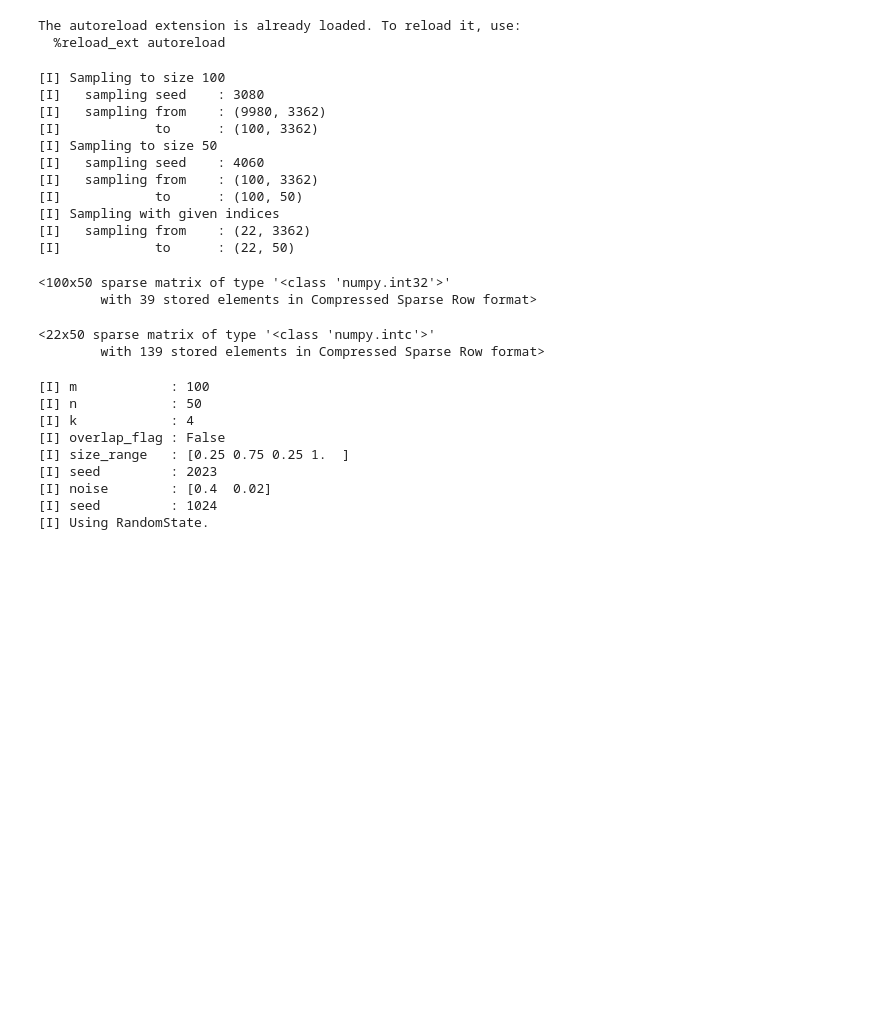
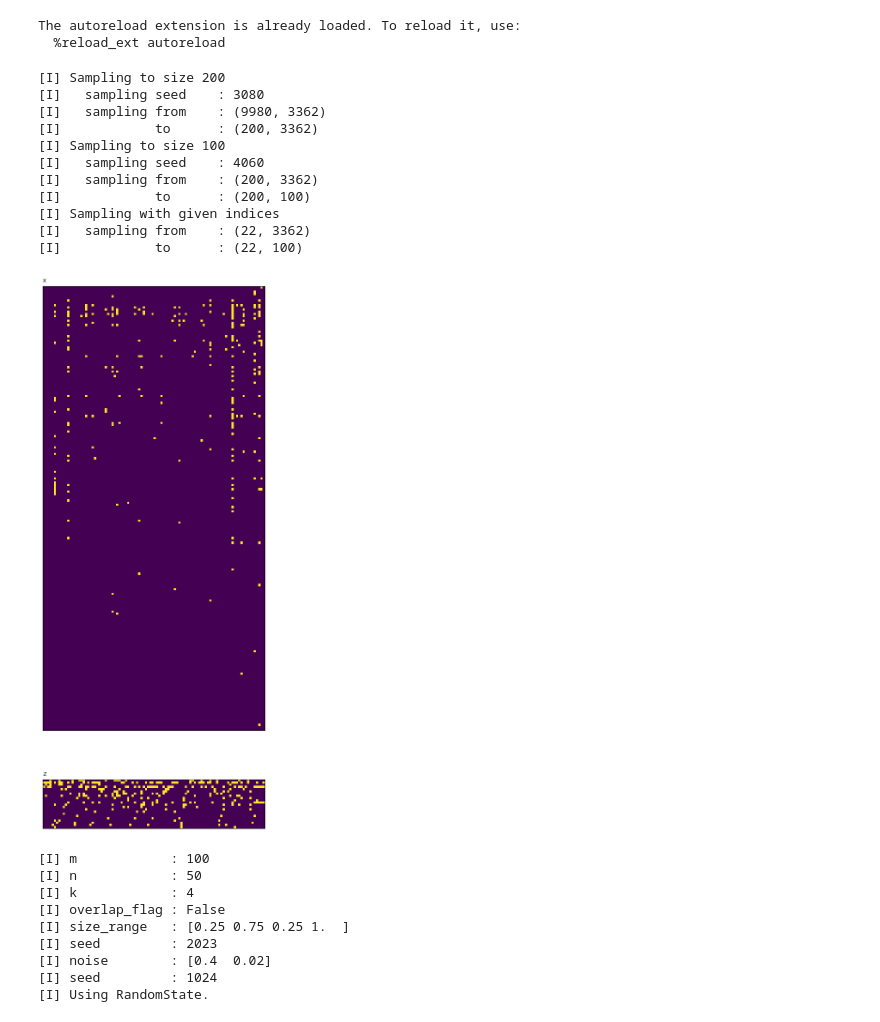
Before and after one commit to PreferredAI/PyBMF, a Jupyter notebook: examples/ex07_1_AssoQuant_diagnosis.ipynb, the cells around one changed output. Saved outputs shown, nothing was run; the diff lists cells and outputs as text; code cells hidden in the pictures; blank space fills up the shorter version.

```diff
--- a/examples/ex07_1_AssoQuant_diagnosis.ipynb
+++ b/examples/ex07_1_AssoQuant_diagnosis.ipynb
@@ -19,29 +19,25 @@ n_cols = 50
 # %%
 cache_path = "D:/OneDrive - Singapore Management University/cache/netflix_data_small.pickle"
 X, factor_info = read_cache(cache_path)
 
 idx_u, _, X = sample(X, axis=0, n_samples=n_rows, seed=3080)
 idx_v, _, X = sample(X, axis=1, n_samples=n_cols, seed=4060)
 
 nfg_data = NetflixGenreData(small=True)
 _, _, Z = sample(nfg_data.X, idx=idx_v, axis=1)
 
-display(X)
-display(Z)
+show_matrix(settings=[(to_dense(X), [0, 0], 'X'), (to_dense(Z), [1, 0], 'Z')])
 # %% [output]
-[I] Sampling to size 100
+[I] Sampling to size 200
 [I]   sampling seed    : 3080
 [I]   sampling from    : (9980, 3362)
-[I]            to      : (100, 3362)
-[I] Sampling to size 50
+[I]            to      : (200, 3362)
+[I] Sampling to size 100
 [I]   sampling seed    : 4060
-[I]   sampling from    : (100, 3362)
-[I]            to      : (100, 50)
+[I]   sampling from    : (200, 3362)
+[I]            to      : (200, 100)
 [I] Sampling with given indices
 [I]   sampling from    : (22, 3362)
-[I]            to      : (22, 50)
+[I]            to      : (22, 100)
-<100x50 sparse matrix of type '<class 'numpy.int32'>'
-        with 39 stored elements in Compressed Sparse Row format>
-<22x50 sparse matrix of type '<class 'numpy.intc'>'
-        with 139 stored elements in Compressed Sparse Row format>
+[figure, added]
 # %%
```
Also changed, not shown: parts of 6 cells of this notebook, 13 other files.
